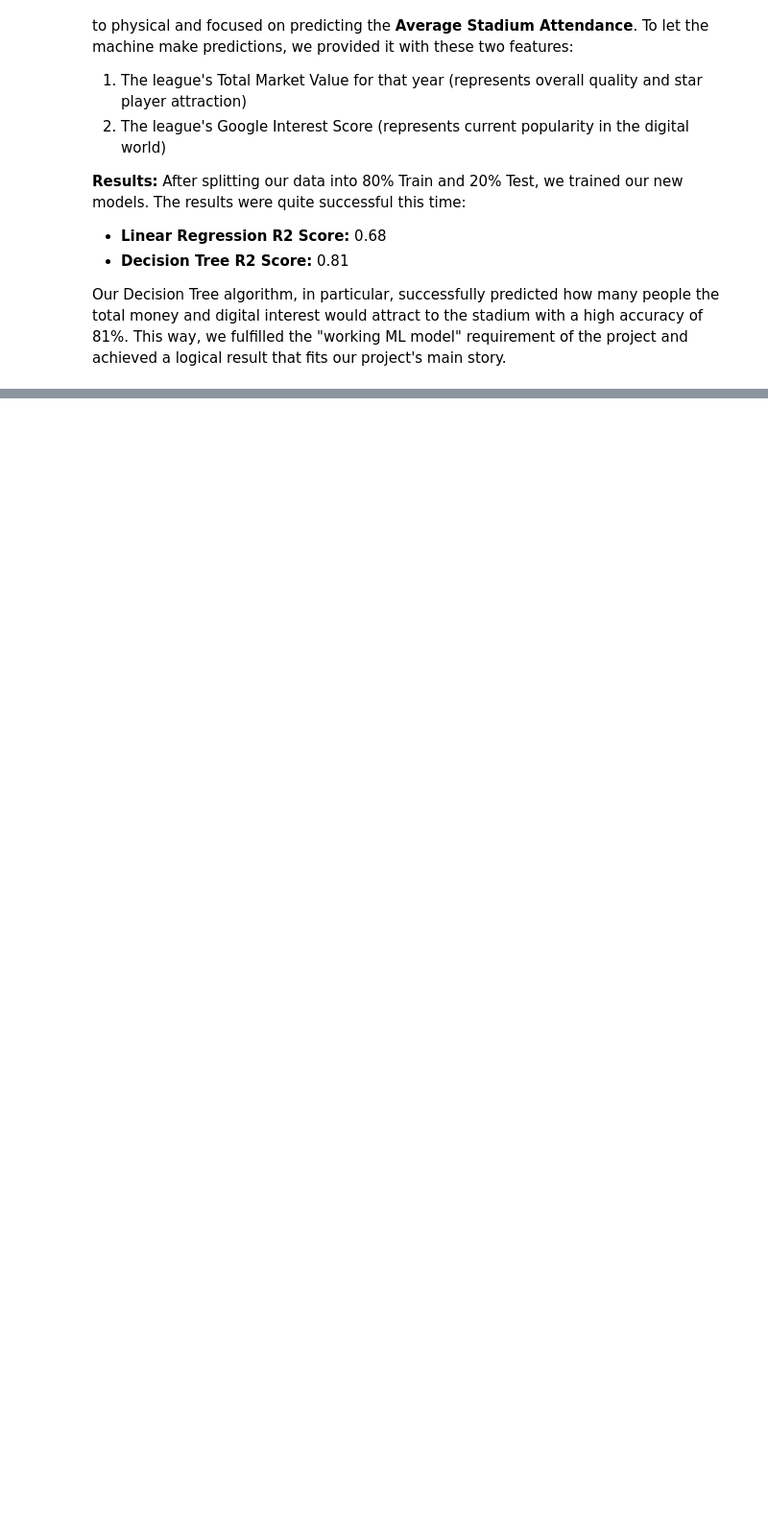
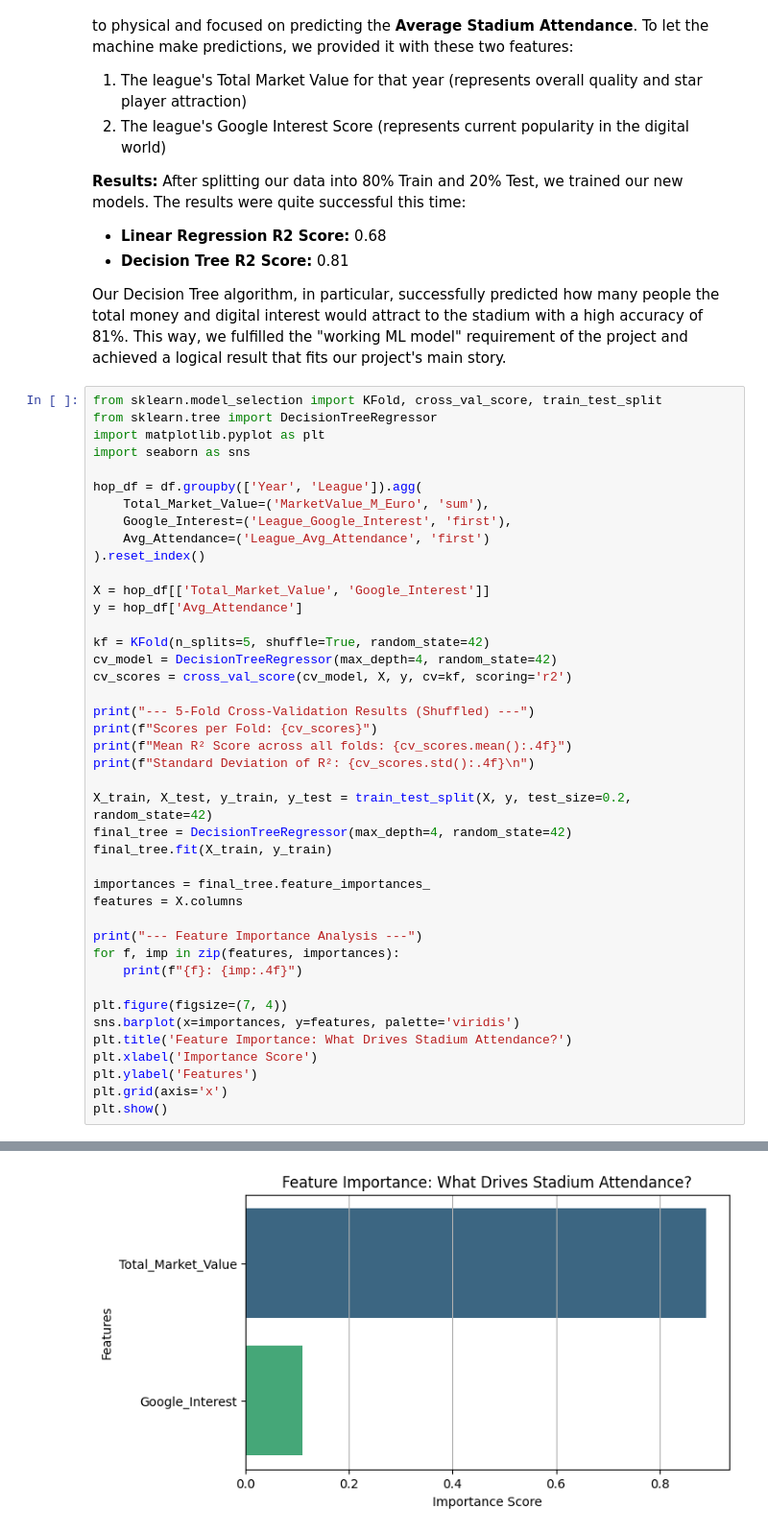
Before and after one commit to YusufAbdil03/DSA210_TermProject-2025-2026_Spring-, a Jupyter notebook: codes/ML_Analysis.ipynb, the cells around one changed output, grey strips where cells are left out. Shown at 96% size. Drawn from its saved outputs; the diff is of its cells as text; blank space fills up the shorter version.

```diff
--- a/codes/ML_Analysis.ipynb
+++ b/codes/ML_Analysis.ipynb
@@ -201,3 +201,46 @@ After splitting our data into 80% Train and 20% Test, we trained our new models.
 * **Decision Tree R2 Score:** 0.81
 
 Our Decision Tree algorithm, in particular, successfully predicted how many people the total money and digital interest would attract to the stadium with a high accuracy of 81%. This way, we fulfilled the "working ML model" requirement of the project and achieved a logical result that fits our project's main story.
+# %%
+from sklearn.model_selection import KFold, cross_val_score, train_test_split
+from sklearn.tree import DecisionTreeRegressor
+import matplotlib.pyplot as plt
+import seaborn as sns
+
+hop_df = df.groupby(['Year', 'League']).agg(
+    Total_Market_Value=('MarketValue_M_Euro', 'sum'),
+    Google_Interest=('League_Google_Interest', 'first'),
+    Avg_Attendance=('League_Avg_Attendance', 'first')
+).reset_index()
+
+X = hop_df[['Total_Market_Value', 'Google_Interest']]
+y = hop_df['Avg_Attendance']
+
+kf = KFold(n_splits=5, shuffle=True, random_state=42)
+cv_model = DecisionTreeRegressor(max_depth=4, random_state=42)
+cv_scores = cross_val_score(cv_model, X, y, cv=kf, scoring='r2')
+
+print("--- 5-Fold Cross-Validation Results (Shuffled) ---")
+print(f"Scores per Fold: {cv_scores}")
+print(f"Mean R² Score across all folds: {cv_scores.mean():.4f}")
+print(f"Standard Deviation of R²: {cv_scores.std():.4f}\n")
+
+X_train, X_test, y_train, y_test = train_test_split(X, y, test_size=0.2, random_state=42)
+final_tree = DecisionTreeRegressor(max_depth=4, random_state=42)
+final_tree.fit(X_train, y_train)
+
+importances = final_tree.feature_importances_
+features = X.columns
+
+print("--- Feature Importance Analysis ---")
+for f, imp in zip(features, importances):
+    print(f"{f}: {imp:.4f}")
+
+plt.figure(figsize=(7, 4))
+sns.barplot(x=importances, y=features, palette='viridis')
+plt.title('Feature Importance: What Drives Stadium Attendance?')
+plt.xlabel('Importance Score')
+plt.ylabel('Features')
+plt.grid(axis='x')
+plt.show()
+# %% [output]
@@ -203,0 +255 @@ Our Decision Tree algorithm, in particular, successfully predicted how many peop
+[figure, added]
```
Also changed, not shown: parts of 2 cells of this notebook.
